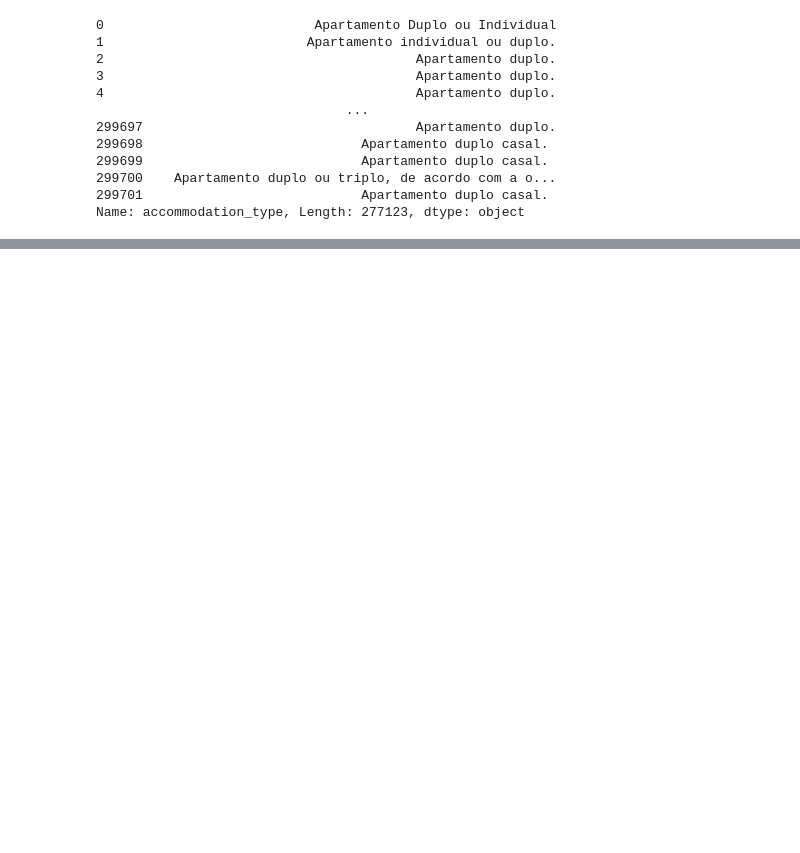
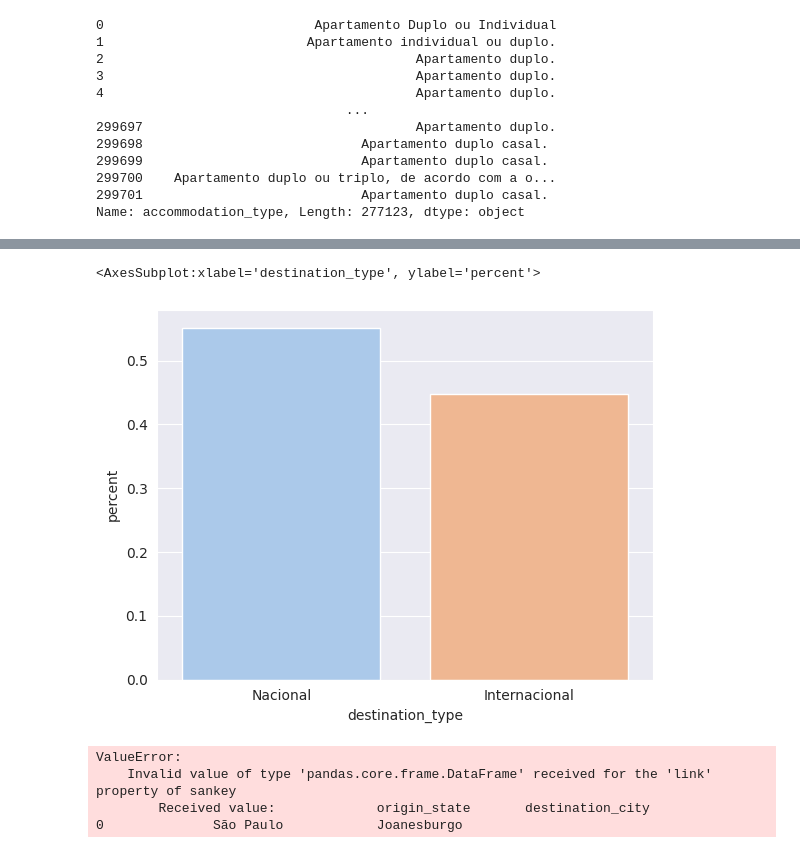
Before and after one commit to tamiriscrepalde/survival-analysis, a Jupyter notebook: notebooks/exploratory_data_analysis/exploratory_data_analysis.ipynb, the cells around one changed output, grey strips where cells are left out. Cells and saved outputs as stored; diff of their text form; code cells hidden in the pictures; blank space fills up the shorter version.

```diff
--- a/notebooks/exploratory_data_analysis/exploratory_data_analysis.ipynb
+++ b/notebooks/exploratory_data_analysis/exploratory_data_analysis.ipynb
@@ -175,0 +269,9 @@ Name: accommodation_type, Length: 277123, dtype: object
+# %%
+destination_type = df.groupby('destination_type').count().order_date.reset_index()
+destination_type = destination_type.rename(columns={'order_date': 'volume'}).sort_values('volume', ascending=False)
+destination_type['percent'] = destination_type['volume']/df.shape[0]
+# %%
+sns.barplot(destination_type, x='destination_type', y='percent')
+# %% [output]
+<AxesSubplot:xlabel='destination_type', ylabel='percent'>
+[figure, added]
@@ -175,0 +280,8 @@ Name: accommodation_type, Length: 277123, dtype: object
+# %%
+data = go.Sankey(link=df[['origin_state', 'destination_city']])
+fig = go.Figure(data)
+# %% [output]
+ValueError:
+    Invalid value of type 'pandas.core.frame.DataFrame' received for the 'link' property of sankey
+        Received value:             origin_state       destination_city
+0              São Paulo            Joanesburgo
```
Also changed, not shown: parts of 28 cells of this notebook.
